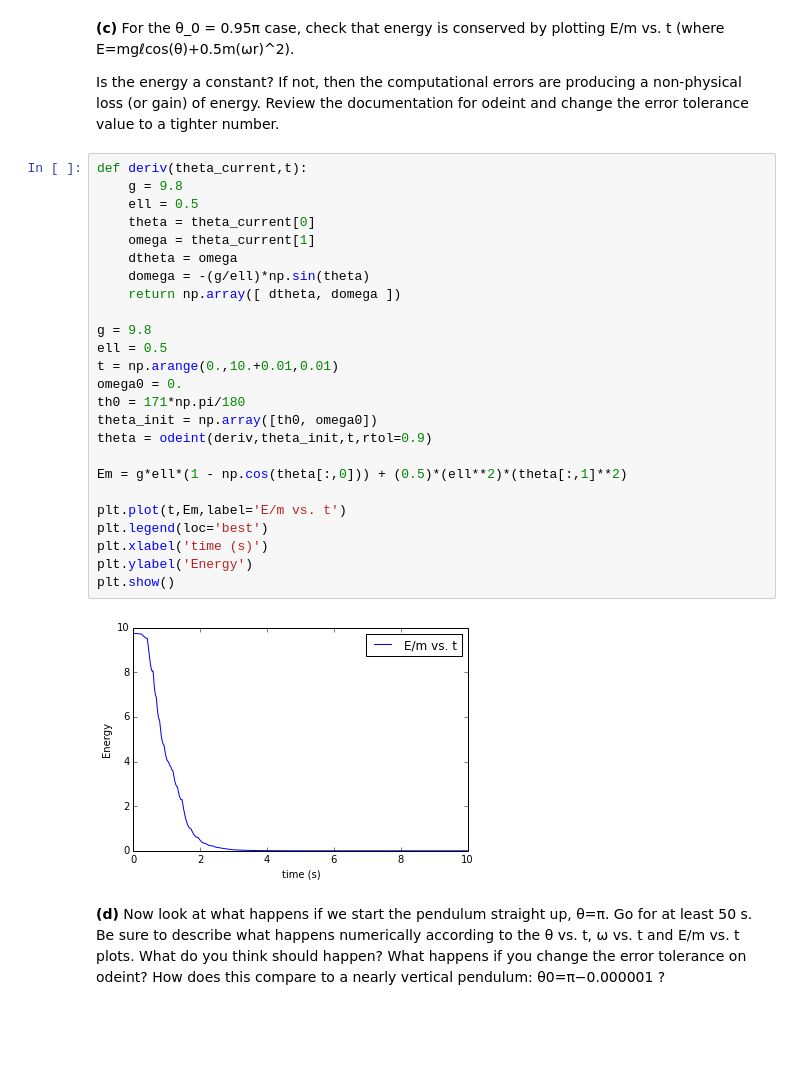
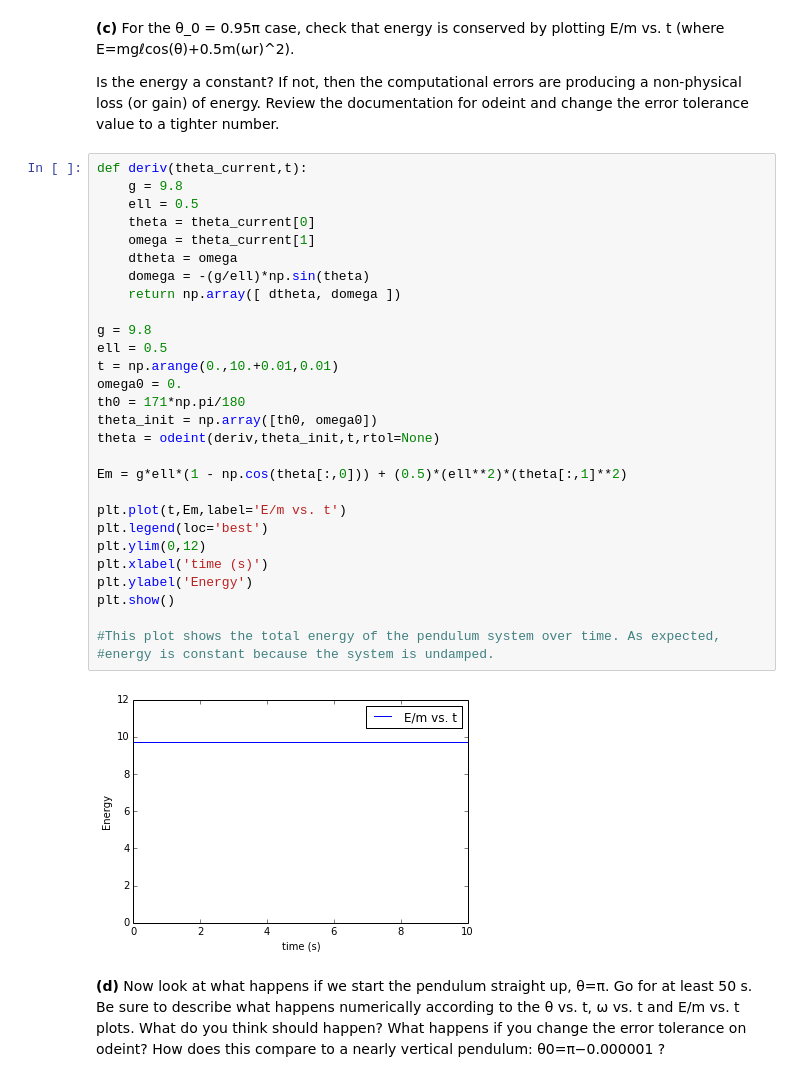
Before and after one commit to slewis06/PHYS202-S14, a Jupyter notebook: SciPy/ODEExercises.ipynb, the cells around one changed output. Cells and saved outputs as stored; diff of their text form; blank space fills up the shorter version.

```diff
--- a/SciPy/ODEExercises.ipynb
+++ b/SciPy/ODEExercises.ipynb
@@ -109,30 +123,34 @@ Is the energy a constant? If not, then the computational errors are producing a
 # %%
 def deriv(theta_current,t):
     g = 9.8
     ell = 0.5
     theta = theta_current[0]
     omega = theta_current[1]
     dtheta = omega
     domega = -(g/ell)*np.sin(theta)
     return np.array([ dtheta, domega ])
 
 g = 9.8
 ell = 0.5
 t = np.arange(0.,10.+0.01,0.01)
 omega0 = 0.
 th0 = 171*np.pi/180
 theta_init = np.array([th0, omega0])
-theta = odeint(deriv,theta_init,t,rtol=0.9)
+theta = odeint(deriv,theta_init,t,rtol=None)
 
 Em = g*ell*(1 - np.cos(theta[:,0])) + (0.5)*(ell**2)*(theta[:,1]**2)
 
 plt.plot(t,Em,label='E/m vs. t')
 plt.legend(loc='best')
+plt.ylim(0,12)
 plt.xlabel('time (s)')
 plt.ylabel('Energy')
 plt.show()
+
+#This plot shows the total energy of the pendulum system over time. As expected,
+#energy is constant because the system is undamped.
 # %% [output]
-[figure, old version]
+[figure, new version]
 # %% [markdown]
 **(d)** Now look at what happens if we start the pendulum straight up, θ=π. Go for at least 50 s. Be sure to describe what happens numerically according to the θ vs. t, ω vs. t and E/m vs. t plots. What do you think should happen? What happens if you change the error tolerance on odeint? How does this compare to a nearly vertical pendulum: θ0=π−0.000001 ?
 # %%
```
Also changed, not shown: parts of 15 cells of this notebook.
